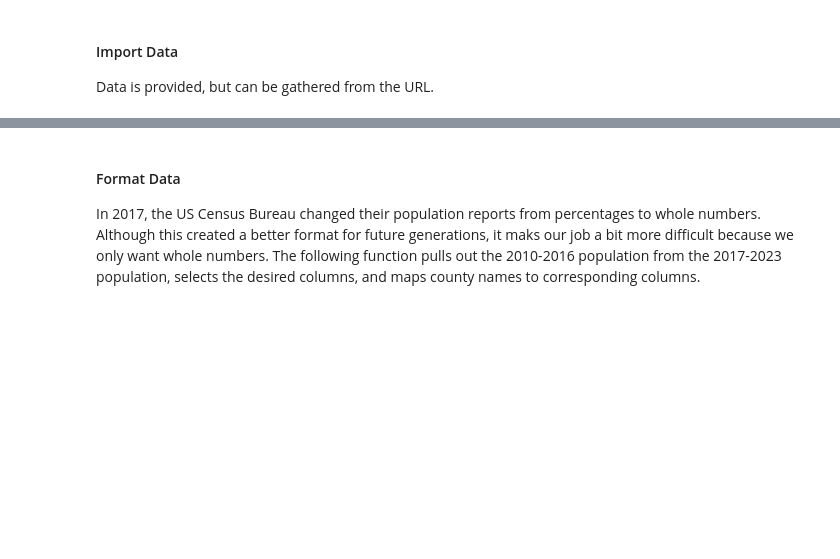
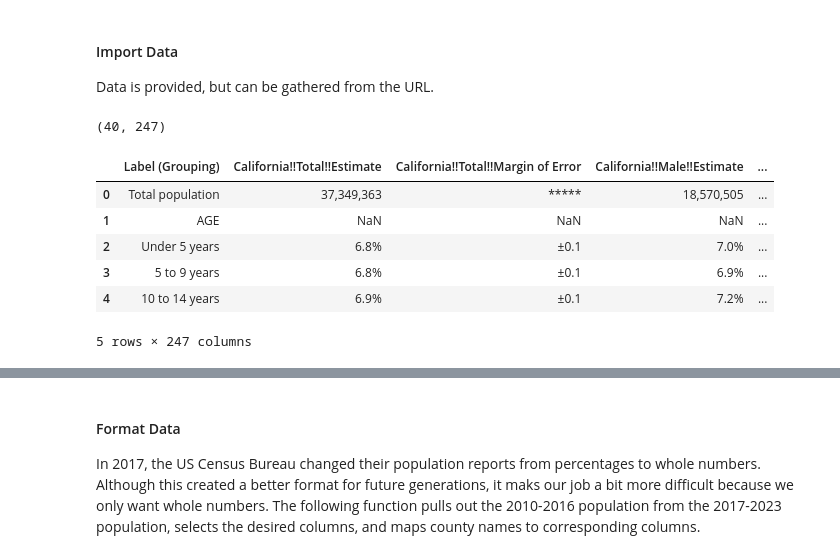
Before and after one commit to kellerl7/SIADS_Milestone_1, a Jupyter notebook: 19-btschmid-claris-lucaskel-kr_backup.ipynb, the cells around one changed output, grey strips where cells are left out. Cells and saved outputs as stored; diff of their text form; code cells hidden in the pictures; blank space fills up the shorter version.

```diff
--- a/19-btschmid-claris-lucaskel-kr_backup.ipynb
+++ b/19-btschmid-claris-lucaskel-kr_backup.ipynb
@@ -788,20 +771,29 @@ Our goal for these datasets was to merge them into one dataframe that included t
 #### Import Data
 Data is provided, but can be gathered from the URL.
 # %%
-adult_csv_2010 = 'population_data/Pop_Over_18_2010.csv'
-adult_csv_2011 = 'population_data/Pop_Over_18_2011.csv'
-adult_csv_2012 = 'population_data/Pop_Over_18_2012.csv'
-adult_csv_2013 = 'population_data/Pop_Over_18_2013.csv'
-adult_csv_2014 = 'population_data/Pop_Over_18_2014.csv'
-adult_csv_2015 = 'population_data/Pop_Over_18_2015.csv'
-adult_csv_2016 = 'population_data/Pop_Over_18_2016.csv'
-adult_csv_2017 = 'population_data/Pop_Over_18_2017.csv'
-adult_csv_2018 = 'population_data/Pop_Over_18_2018.csv'
-adult_csv_2019 = 'population_data/Pop_Over_18_2019.csv'
-adult_csv_2020 = 'population_data/pop_over_18_2020.csv'
-adult_csv_2021 = 'population_data/Pop_Over_18_2021.csv'
-adult_csv_2022 = 'population_data/Pop_Over_18_2022.csv'
-adult_csv_2023 = 'population_data/Pop_Over_18_2023.csv'
-
-# Explore Data
-explore(adult_csv_2011), explore(adult_csv_2019)
+adult_csv_2010 = pd.read_csv('population_data/Pop_Over_18_2010.csv')
+adult_csv_2011 = pd.read_csv('population_data/Pop_Over_18_2011.csv')
+adult_csv_2012 = pd.read_csv('population_data/Pop_Over_18_2012.csv')
+adult_csv_2013 = pd.read_csv('population_data/Pop_Over_18_2013.csv')
+adult_csv_2014 = pd.read_csv('population_data/Pop_Over_18_2014.csv')
+adult_csv_2015 = pd.read_csv('population_data/Pop_Over_18_2015.csv')
+adult_csv_2016 = pd.read_csv('population_data/Pop_Over_18_2016.csv')
+adult_csv_2017 = pd.read_csv('population_data/Pop_Over_18_2017.csv')
+adult_csv_2018 = pd.read_csv('population_data/Pop_Over_18_2018.csv')
+adult_csv_2019 = pd.read_csv('population_data/Pop_Over_18_2019.csv')
+adult_csv_2020 = pd.read_csv('population_data/pop_over_18_2020.csv')
+adult_csv_2021 = pd.read_csv('population_data/Pop_Over_18_2021.csv')
+adult_csv_2022 = pd.read_csv('population_data/Pop_Over_18_2022.csv')
+adult_csv_2023 = pd.read_csv('population_data/Pop_Over_18_2023.csv')
+# %%
+print(adult_csv_2010.shape)
+adult_csv_2010.head()
+# %% [output]
+(40, 247)
+|  | Label (Grouping) | California!!Total!!Estimate | California!!Total!!Margin of Error | California!!Male!!Estimate | ... |
+| 0 | Total population | 37,349,363 | ***** | 18,570,505 | ... |
+| 1 | AGE | NaN | NaN | NaN | ... |
+| 2 | Under 5 years | 6.8% | ±0.1 | 7.0% | ... |
+| 3 | 5 to 9 years | 6.8% | ±0.1 | 6.9% | ... |
+| 4 | 10 to 14 years | 6.9% | ±0.1 | 7.2% | ... |
+5 rows × 247 columns
```
Also changed, not shown: parts of 2 cells of this notebook.
